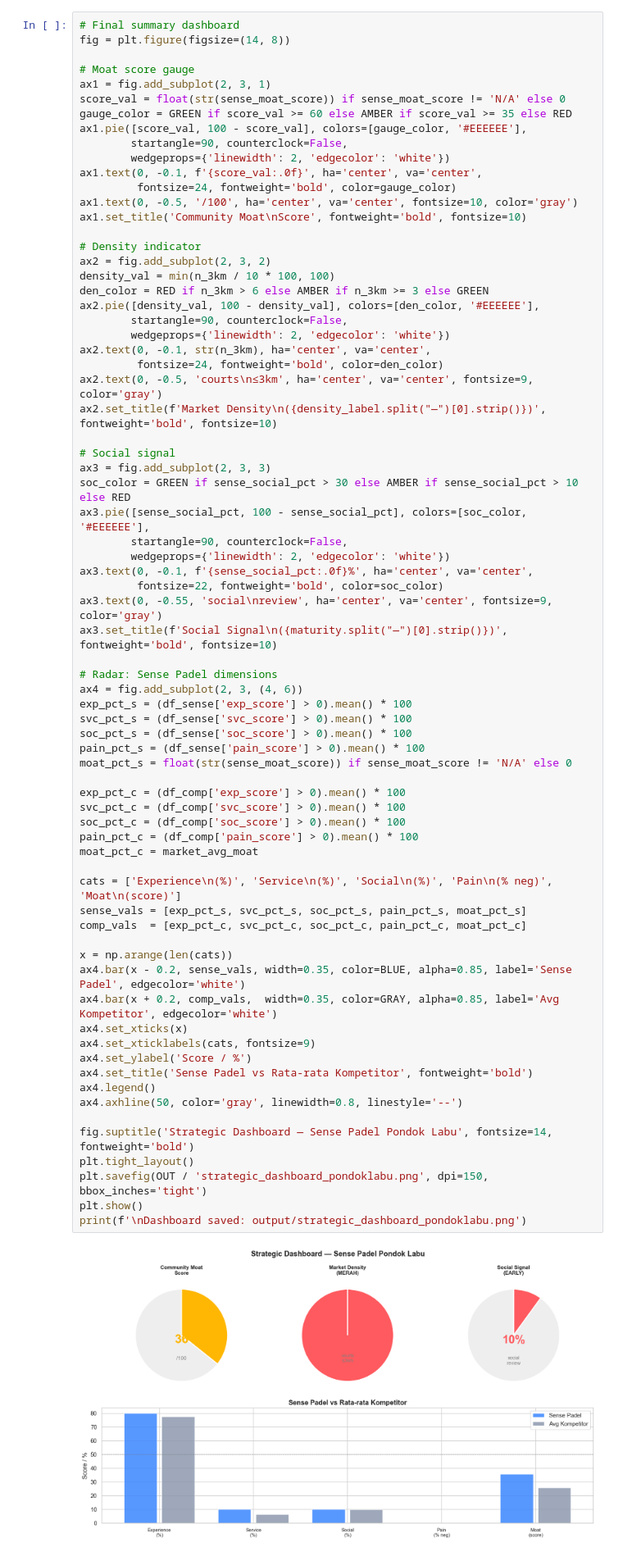
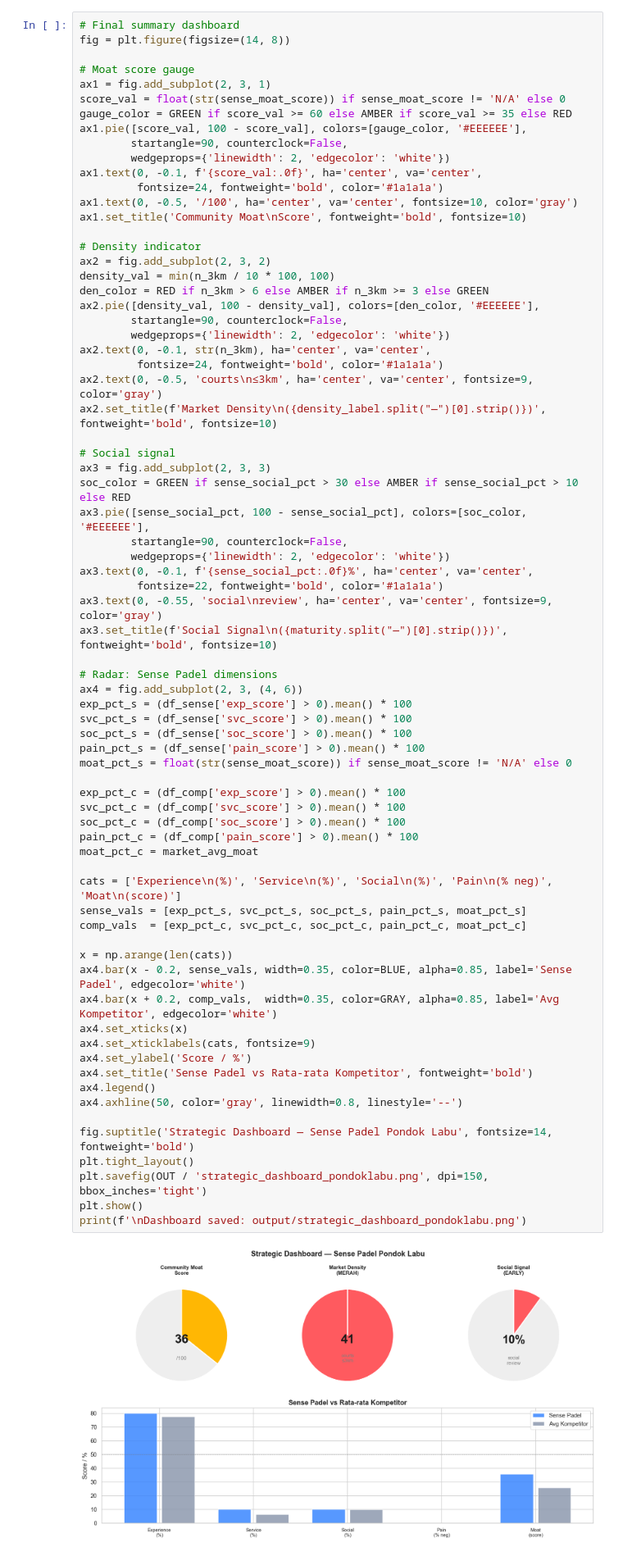
Before and after one commit to Untamed98x/Padel_Courts_Bintaro, a Jupyter notebook: scripts/StrategicAnalysis_PondokLabu.ipynb, the cells around one changed output. Shown at 82% size. Drawn from its saved outputs; the diff is of its cells as text.

```diff
--- a/scripts/StrategicAnalysis_PondokLabu.ipynb
+++ b/scripts/StrategicAnalysis_PondokLabu.ipynb
@@ -744,7 +774,7 @@ ax1.pie([score_val, 100 - score_val], colors=[gauge_color, '#EEEEEE'],
         startangle=90, counterclock=False,
         wedgeprops={'linewidth': 2, 'edgecolor': 'white'})
 ax1.text(0, -0.1, f'{score_val:.0f}', ha='center', va='center',
-         fontsize=24, fontweight='bold', color=gauge_color)
+         fontsize=24, fontweight='bold', color='#1a1a1a')
 ax1.text(0, -0.5, '/100', ha='center', va='center', fontsize=10, color='gray')
 ax1.set_title('Community Moat\nScore', fontweight='bold', fontsize=10)
 
@@ -756,7 +786,7 @@ ax2.pie([density_val, 100 - density_val], colors=[den_color, '#EEEEEE'],
         startangle=90, counterclock=False,
         wedgeprops={'linewidth': 2, 'edgecolor': 'white'})
 ax2.text(0, -0.1, str(n_3km), ha='center', va='center',
-         fontsize=24, fontweight='bold', color=den_color)
+         fontsize=24, fontweight='bold', color='#1a1a1a')
 ax2.text(0, -0.5, 'courts\n≤3km', ha='center', va='center', fontsize=9, color='gray')
 ax2.set_title(f'Market Density\n({density_label.split("—")[0].strip()})', fontweight='bold', fontsize=10)
 
@@ -767,7 +797,7 @@ ax3.pie([sense_social_pct, 100 - sense_social_pct], colors=[soc_color, '#EEEEEE'
         startangle=90, counterclock=False,
         wedgeprops={'linewidth': 2, 'edgecolor': 'white'})
 ax3.text(0, -0.1, f'{sense_social_pct:.0f}%', ha='center', va='center',
-         fontsize=22, fontweight='bold', color=soc_color)
+         fontsize=22, fontweight='bold', color='#1a1a1a')
 ax3.text(0, -0.55, 'social\nreview', ha='center', va='center', fontsize=9, color='gray')
 ax3.set_title(f'Social Signal\n({maturity.split("—")[0].strip()})', fontweight='bold', fontsize=10)
 
@@ -778,32 +808,32 @@ svc_pct_s = (df_sense['svc_score'] > 0).mean() * 100
 soc_pct_s = (df_sense['soc_score'] > 0).mean() * 100
 pain_pct_s = (df_sense['pain_score'] > 0).mean() * 100
 moat_pct_s = float(str(sense_moat_score)) if sense_moat_score != 'N/A' else 0
 
 exp_pct_c = (df_comp['exp_score'] > 0).mean() * 100
 svc_pct_c = (df_comp['svc_score'] > 0).mean() * 100
 soc_pct_c = (df_comp['soc_score'] > 0).mean() * 100
 pain_pct_c = (df_comp['pain_score'] > 0).mean() * 100
 moat_pct_c = market_avg_moat
 
 cats = ['Experience\n(%)', 'Service\n(%)', 'Social\n(%)', 'Pain\n(% neg)', 'Moat\n(score)']
 sense_vals = [exp_pct_s, svc_pct_s, soc_pct_s, pain_pct_s, moat_pct_s]
 comp_vals  = [exp_pct_c, svc_pct_c, soc_pct_c, pain_pct_c, moat_pct_c]
 
 x = np.arange(len(cats))
 ax4.bar(x - 0.2, sense_vals, width=0.35, color=BLUE, alpha=0.85, label='Sense Padel', edgecolor='white')
 ax4.bar(x + 0.2, comp_vals,  width=0.35, color=GRAY, alpha=0.85, label='Avg Kompetitor', edgecolor='white')
 ax4.set_xticks(x)
 ax4.set_xticklabels(cats, fontsize=9)
 ax4.set_ylabel('Score / %')
 ax4.set_title('Sense Padel vs Rata-rata Kompetitor', fontweight='bold')
 ax4.legend()
 ax4.axhline(50, color='gray', linewidth=0.8, linestyle='--')
 
 fig.suptitle('Strategic Dashboard — Sense Padel Pondok Labu', fontsize=14, fontweight='bold')
 plt.tight_layout()
 plt.savefig(OUT / 'strategic_dashboard_pondoklabu.png', dpi=150, bbox_inches='tight')
 plt.show()
 print(f'\nDashboard saved: output/strategic_dashboard_pondoklabu.png')
 # %% [output]
-[figure, old version]
+[figure, new version]
 Dashboard saved: output/strategic_dashboard_pondoklabu.png
```
Also changed, not shown: parts of 2 cells of this notebook.
